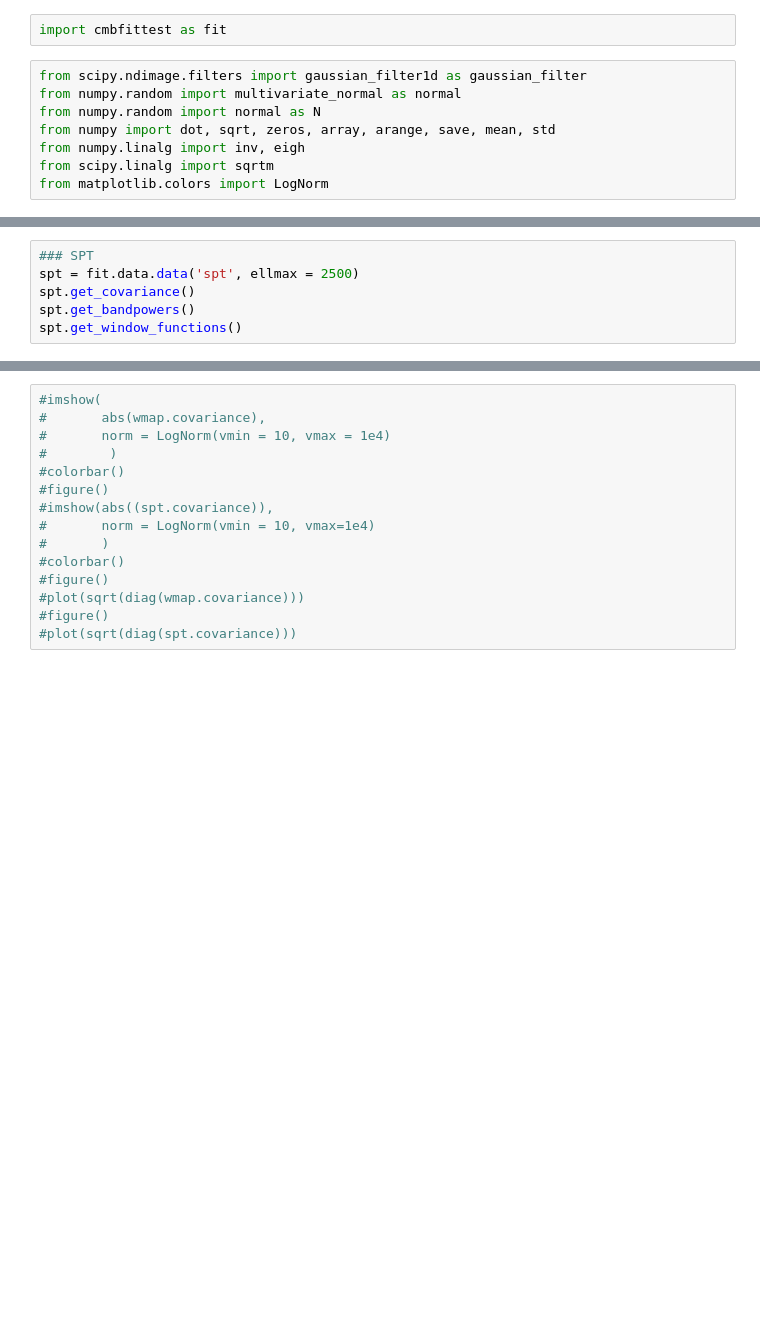
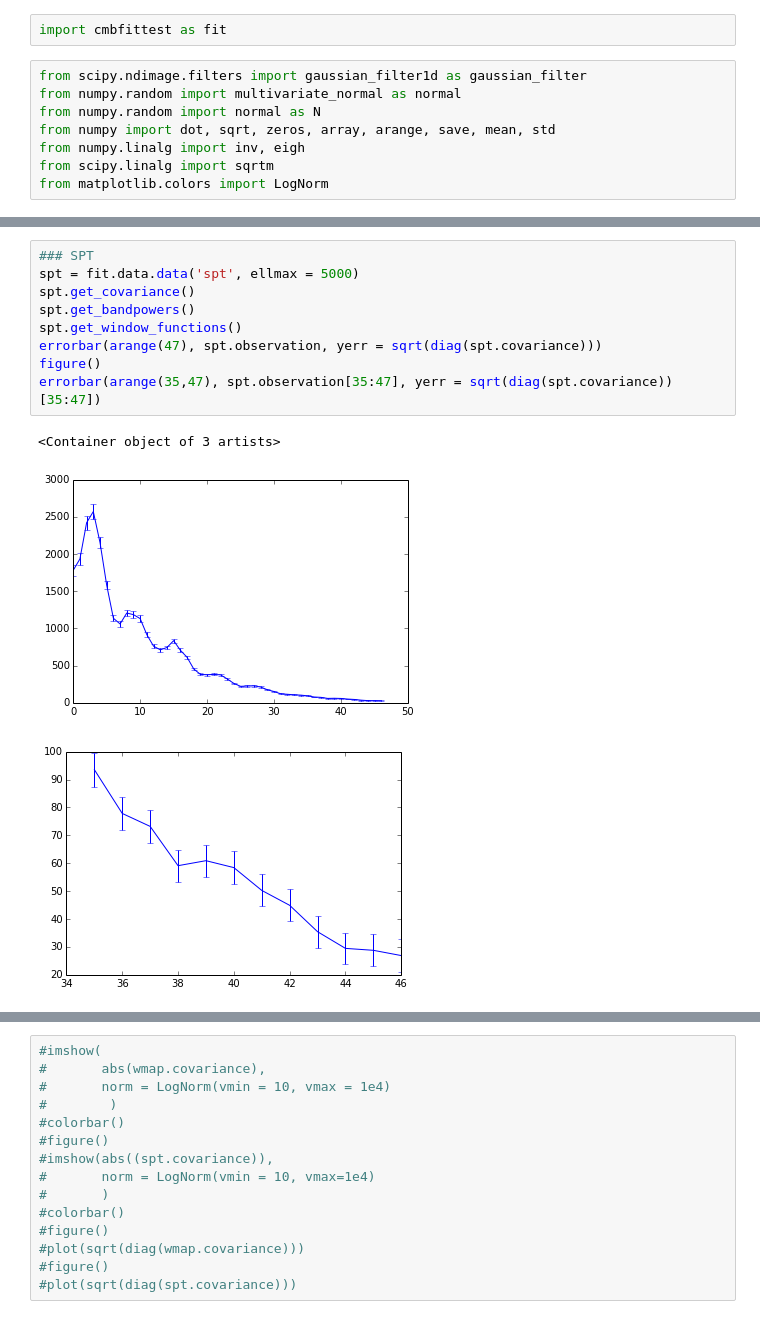
Before and after one commit to bfollinprm/cmbfittest, a Jupyter notebook: wmap_spt.ipynb, the cells around one changed output, grey strips where cells are left out. Cells and saved outputs as stored; diff of their text form; blank space fills up the shorter version.

```diff
--- a/wmap_spt.ipynb
+++ b/wmap_spt.ipynb
@@ -29,8 +34,15 @@ primordial.dcldphi= gaussian_filter(primordial.dcldphi, sigma = 20, axis = 0)
 # %%
 ### SPT
-spt = fit.data.data('spt', ellmax = 2500)
+spt = fit.data.data('spt', ellmax = 5000)
 spt.get_covariance()
 spt.get_bandpowers()
 spt.get_window_functions()
+errorbar(arange(47), spt.observation, yerr = sqrt(diag(spt.covariance)))
+figure()
+errorbar(arange(35,47), spt.observation[35:47], yerr = sqrt(diag(spt.covariance))[35:47])
+# %% [output]
+<Container object of 3 artists>
+[figure, added]
+[figure, added]
 # %%
 ### WMAP
```
Also changed, not shown: parts of 59 cells of this notebook, 6 other files.
